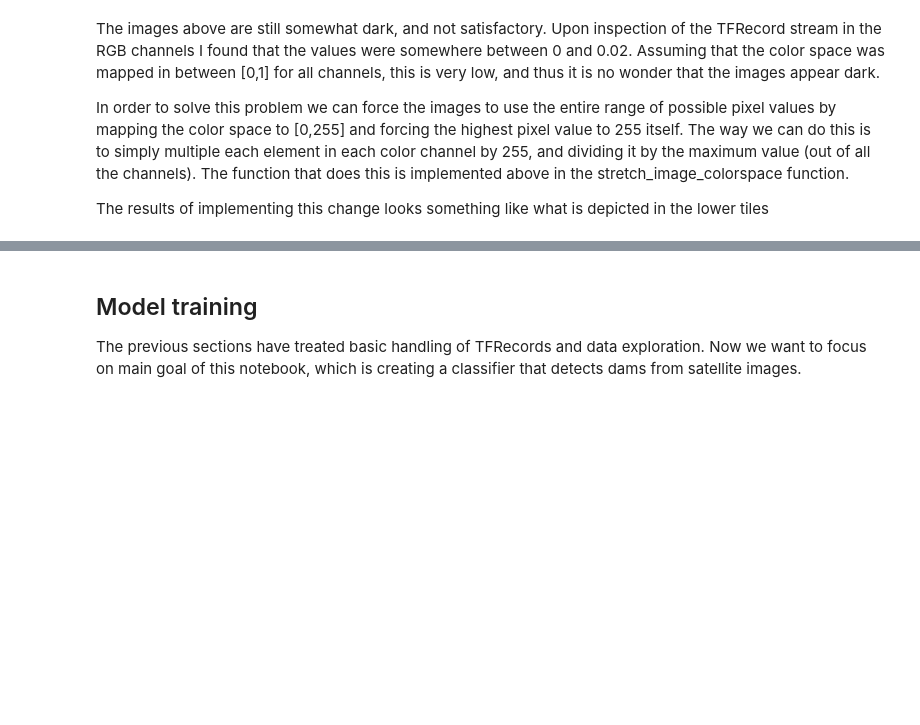
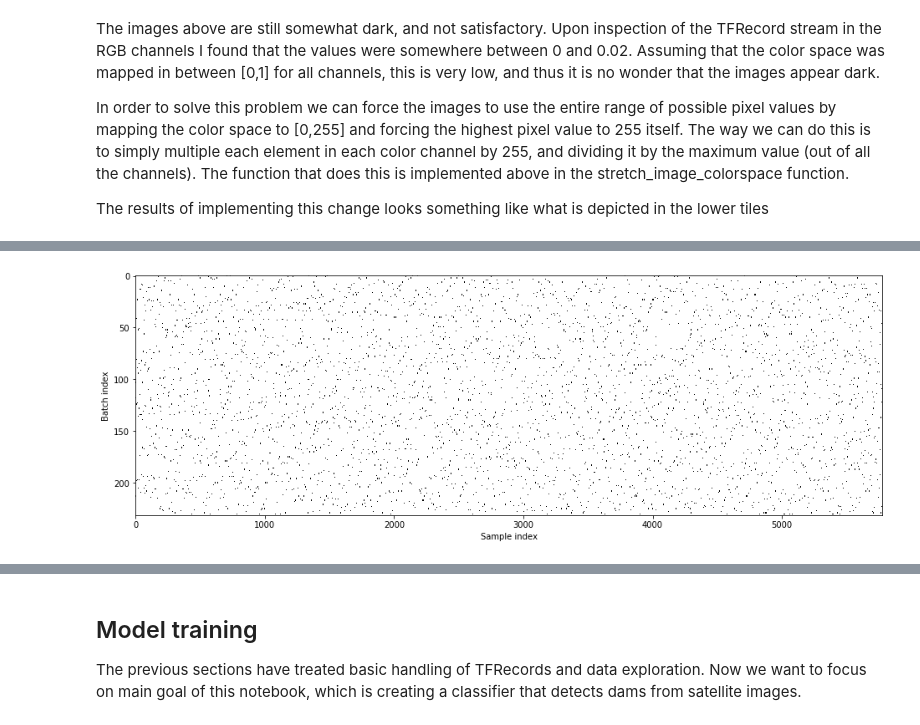
Before and after one commit to stephandooper/dam_detection, a Jupyter notebook: dam_detection.ipynb, the cells around one changed output, grey strips where cells are left out. Saved outputs shown, nothing was run; the diff lists cells and outputs as text; code cells hidden in the pictures; blank space fills up the shorter version.

```diff
--- a/dam_detection.ipynb
+++ b/dam_detection.ipynb
@@ -234,0 +363,6 @@ counted 5779 examples
+# %%
+dataset = random3(train_path)
+
+visualize_dataset(dataset)
+# %% [output]
+[figure, added]
```
Also changed, not shown: parts of 20 cells of this notebook.
